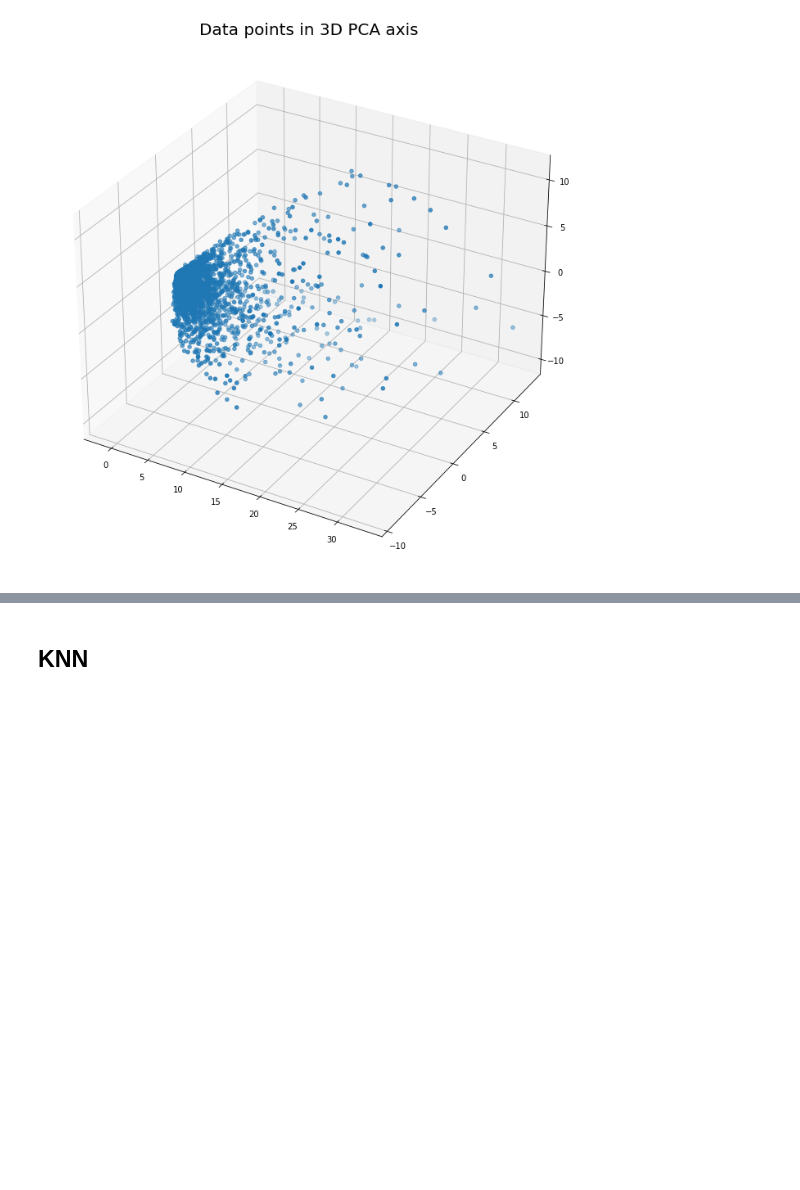
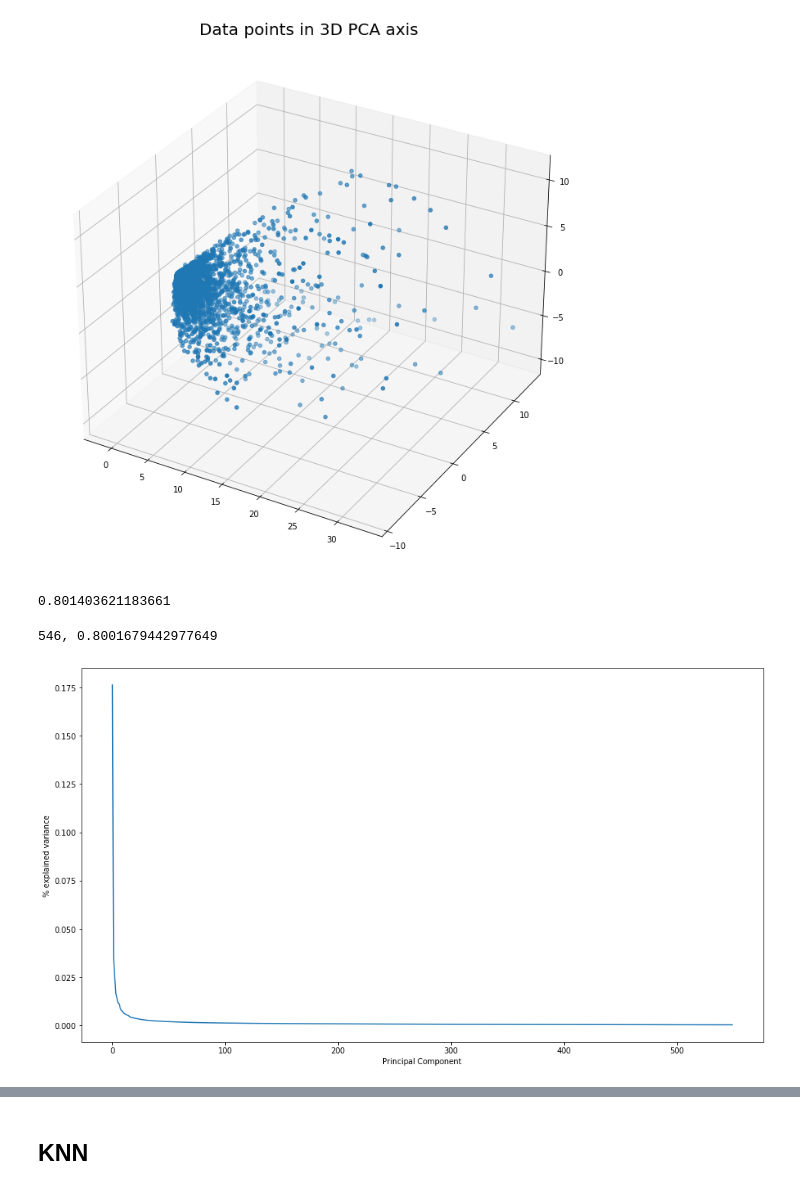
Before and after one commit to mijkami/Anime_Map, a Jupyter notebook: notebooks/Modelisation.ipynb, the cells around one changed output, grey strips where cells are left out. Saved outputs shown, nothing was run; the diff lists cells and outputs as text; code cells hidden in the pictures; blank space fills up the shorter version.

```diff
--- a/notebooks/Modelisation.ipynb
+++ b/notebooks/Modelisation.ipynb
@@ -373,3 +373,22 @@ plt.title('Data points in 3D PCA axis', fontsize=20)
 plt.show()
 # %% [output]
 [figure]
+# %%
+pca_active_users_10Plus = PCA(n_components=550)
+pca_active_users_10Plus.fit(active_users_df_10PlusRatings_partial_pivot)
+pca_active_users_10Plus_array = pca_active_users_10Plus.transform(active_users_df_10PlusRatings_partial_pivot)
+# %%
+pca_active_users_10Plus.explained_variance_ratio_.sum()
+# %% [output]
+0.801403621183661
+# %%
+prct = 0
+cnt = 0
+for i in pca_active_users_10Plus.explained_variance_ratio_:
+    cnt += 1
+    prct += i
+    if prct>0.80:
+        print(f'{cnt}, {prct}')
+        break
+# %% [output]
+546, 0.8001679442977649
@@ -375,0 +397,5 @@ plt.show()
+# %%
+plt.plot(pca_active_users_10Plus.explained_variance_ratio_)
+plt.xlabel('Principal Component'); plt.ylabel('% explained variance');
+# %% [output]
+[figure, added]
```
Also changed, not shown: parts of 30 cells of this notebook.
